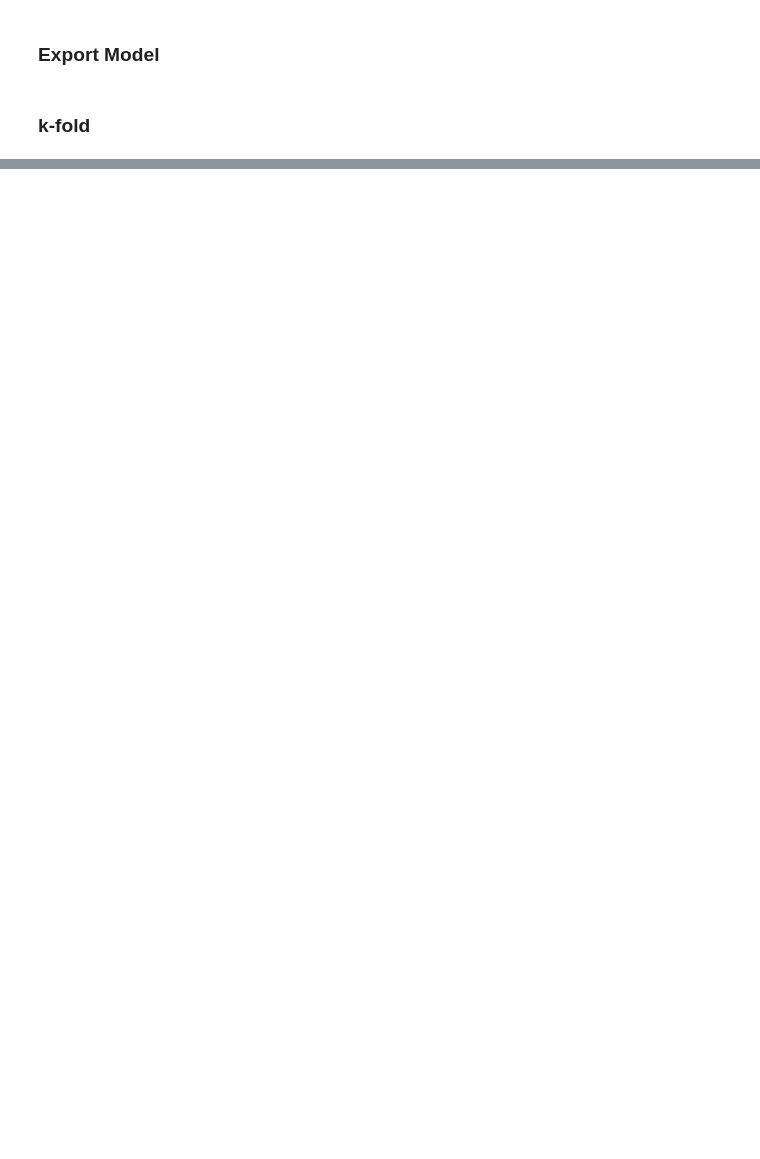
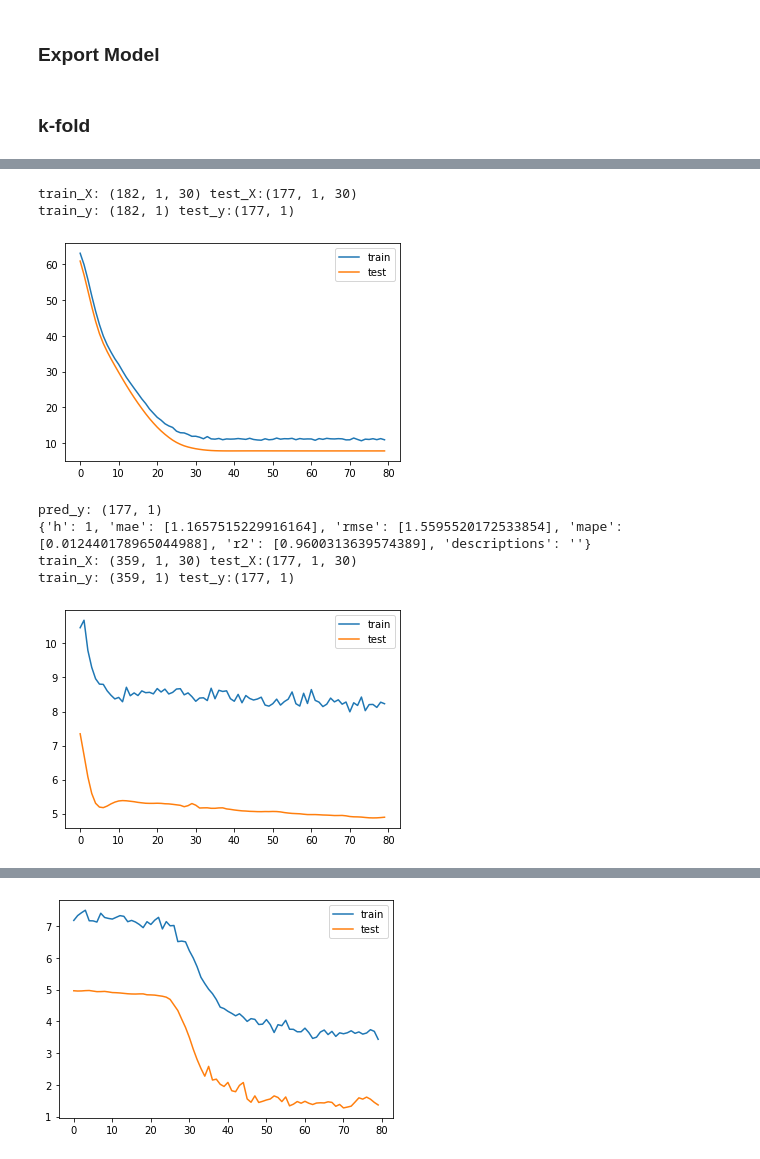
Before and after one commit to ben-edde/LIMA, a Jupyter notebook: model/bench.ipynb, the cells around one changed output, grey strips where cells are left out. Saved outputs shown, nothing was run; the diff lists cells and outputs as text; code cells hidden in the pictures; blank space fills up the shorter version.

Commit message:
model selection;

```diff
--- a/model/bench.ipynb
+++ b/model/bench.ipynb
@@ -685,3 +653,3 @@ pyplot.show()
 # %%
-pred_y = model.predict(test_X)
+pred_y = model.predict(test_emb)
 pred_y.shape
@@ -691,9 +657,10 @@ pred_y.shape
 # pred_y=pred_y[:,0,0,0]
 inverted_pred_y = y_scaler.inverse_transform(pred_y.reshape(test_y.shape))
 inverted_test_y = y_scaler.inverse_transform(test_y)
-# original_test_price=df_original_price.to_numpy()[train_size:]
-# inverted_pred_y=pred_y
-# inverted_test_y=test_y
+original_test_price=df_original_price.to_numpy()[train_size:]
+inverted_pred_y=inverted_pred_y+original_test_price
+inverted_test_y=inverted_test_y+original_test_price
 forecast_error=evaluate_series(inverted_test_y, inverted_pred_y, h)
+
 print(f"GRU_{feature_name},{forecast_error['mae'][0]},{forecast_error['rmse'][0]},{forecast_error['mape'][0]}")
 forecast_error
@@ -806,0 +772,11 @@ model.summary()
+# %%
+combined_model = concatenate([ts_model.output,emb_model.output])
+combined_model= Reshape((1,-1),name='alpha')(combined_model)
+combined_model= Bidirectional(GRU(100,dropout=0.33,return_sequences=False))(combined_model)
+# combined_model= Bidirectional(GRU(200,dropout=0.33,return_sequences=True))(combined_model)
+# combined_model= Bidirectional(SimpleRNN(100,dropout=0.3))(combined_model)
+combined_model = Dropout(0.3)(combined_model)
+combined_model = Dense(1)(combined_model)
+model = Model(inputs=[ts_model.input,emb_model.input], outputs=combined_model)
+# model.compile(loss='mae', optimizer='adam')
+model.summary()
@@ -813,31 +811,36 @@ try:
         # split train/test set for emb,X,y
         train_X = X[train_idx,:]
         test_X = X[test_idx,:]
+        train_emb=emb[train_idx,:,:]
+        test_emb=emb[test_idx,:,:]
         train_y = y[train_idx]
         test_y = y[test_idx]
 
         # normalize features
-        # X_scaler = MinMaxScaler(feature_range=(0.1, 1))
-        # X_scaler.fit(train_X)
-        y_scaler = MinMaxScaler(feature_range=(0.1, 1))
+        X_scaler = MinMaxScaler()
+        X_scaler.fit(train_X)
+        y_scaler = MinMaxScaler(feature_range=(1, 100))
         y_scaler.fit(train_y)
 
-        # train_X=X_scaler.transform(train_X)
-        # test_X=X_scaler.transform(test_X)
+        train_X=X_scaler.transform(train_X)
+        test_X=X_scaler.transform(test_X)
         train_y=y_scaler.transform(train_y)
         test_y=y_scaler.transform(test_y)
 
         # reshape to 3D for RNN/LSTM/GRU
-        # train_X=train_X.reshape(train_X.shape[0],1,train_X.shape[-1])
-        # test_X=test_X.reshape(test_X.shape[0],1,test_X.shape[-1])
+        train_X=train_X.reshape(train_X.shape[0],step_size,train_X.shape[-1])
+        test_X=test_X.reshape(test_X.shape[0],step_size,test_X.shape[-1])
         print(f"train_X: {train_X.shape} test_X:{test_X.shape}")
         print(f"train_y: {train_y.shape} test_y:{test_y.shape}")
+
         # model = Model(inputs=ts_inputs, outputs=ts_model)
-        # model.compile(loss='mse', optimizer='adam')
-        model = Model(inputs=emb_inputs, outputs=emb_model)
-        model.compile(loss='mse', optimizer='adam')
+        # model = Model(inputs=emb_inputs, outputs=emb_model)
+        model = Model(inputs=[ts_model.input,emb_model.input], outputs=combined_model)
+        model.compile(loss='mae', optimizer=opt)
 
-        history = model.fit(train_X, train_y, epochs=80, batch_size=100, validation_data=(test_X, test_y), verbose=0, shuffle=False)
+        # history = model.fit(x=train_X, y=train_y, epochs=80, batch_size=100, validation_data=(test_X, test_y), verbose=0, shuffle=False)
+        # history = model.fit(x=train_emb, y=train_y, epochs=80, batch_size=100, validation_data=(test_emb, test_y), verbose=0, shuffle=False)
+        history = model.fit(x=[train_X,train_emb], y=train_y, epochs=80, batch_size=50, validation_data=([test_X,test_emb], test_y), verbose=0, shuffle=False)
 
         # plot history
         pyplot.plot(history.history['loss'], label='train')
@@ -845,54 +848,56 @@ try:
         pyplot.legend()
         pyplot.show()
 
-        pred_y = model.predict(test_X)
+        # pred_y = model.predict(test_X)
+        # pred_y = model.predict(test_emb)
+        pred_y = model.predict([test_X,test_emb])
         print(f"pred_y: {pred_y.shape}")
 
         # scale
         inverted_pred_y = y_scaler.inverse_transform(pred_y.reshape(test_y.shape))
         inverted_test_y = y_scaler.inverse_transform(test_y)
-        # original_test_price=df_original_price.to_numpy()[test_idx]
-        # inverted_pred_y=inverted_pred_y+original_test_price
-        # inverted_test_y=inverted_test_y+original_test_price
-
-
-
-        # inverted_pred_y = y_scaler.inverse_transform(pred_y.reshape(-1, 1))
-        # inverted_pred_y=inverted_pred_y.ravel()+df_original_price.Price1.to_numpy()[test_idx]
-        # inverted_test_y = y_scaler.inverse_transform(test_y)  # should be same as testXy
-        # inverted_test_y=inverted_test_y.ravel()+df_original_price.Price1.to_numpy()[test_idx]
-
-        # no scale
-        # inverted_pred_y=pred_y.ravel()+df_original_price.Price.to_numpy()[test_idx]
-        # inverted_test_y=test_y.ravel()+df_original_price.Price.to_numpy()[test_idx]
+        original_test_price=df_original_price.to_numpy()[test_idx]
+        inverted_pred_y=inverted_pred_y+original_test_price
+        inverted_test_y=inverted_test_y+original_test_price
 
         forecast_error = evaluate_series(inverted_test_y, inverted_pred_y, h)
         # forecast_error = evaluate_series(test_y.reshape(-1, 1), pred_y.reshape(-1, 1), h)
         print(forecast_error)
         df_forecast_error = df_forecast_error.append(
             pd.DataFrame(forecast_error), ignore_index=True)
     mae = df_forecast_error["mae"]
     rmse = df_forecast_error["rmse"]
     mape = df_forecast_error["mape"]
     k = cv.get_n_splits()
     msg = f"""
     Forecast Error ({k}-fold cross-validation)
     X: {X.shape}
     y: {y.shape}
     h= {h}
     Model: {model.__class__.__name__}
     MAE = {mae.mean():.6f} +/- {mae.std():.3f}
     RMSE = {rmse.mean():.6f} +/- {rmse.std():.3f}
     MAPE = {mape.mean():.6f} +/- {mape.std():.3f}
     """
     print(msg)
     logging.info(msg)
     evaluation_result = {
         'h': h,
         'mae': [mae.mean()],
         'rmse': [rmse.mean()],
         'mape': [mape.mean()],
         'descriptions': [msg]
     }
 except Exception as e:
     logging.exception("EXCEPTION: %s", e, exc_info=True)
+tf.keras.backend.clear_session()
+tf.random.set_seed(seed_value)
+# %% [output]
+train_X: (182, 1, 30) test_X:(177, 1, 30)
+train_y: (182, 1) test_y:(177, 1)
+[figure, added]
+pred_y: (177, 1)
+{'h': 1, 'mae': [1.1657515229916164], 'rmse': [1.5595520172533854], 'mape': [0.012440178965044988], 'r2': [0.9600313639574389], 'descriptions': ''}
+train_X: (359, 1, 30) test_X:(177, 1, 30)
+train_y: (359, 1) test_y:(177, 1)
+[figure, added]
@@ -898,0 +908 @@ except Exception as e:
+[figure, added]
```
Also changed, not shown: parts of 40 cells of this notebook, 3 other files.
